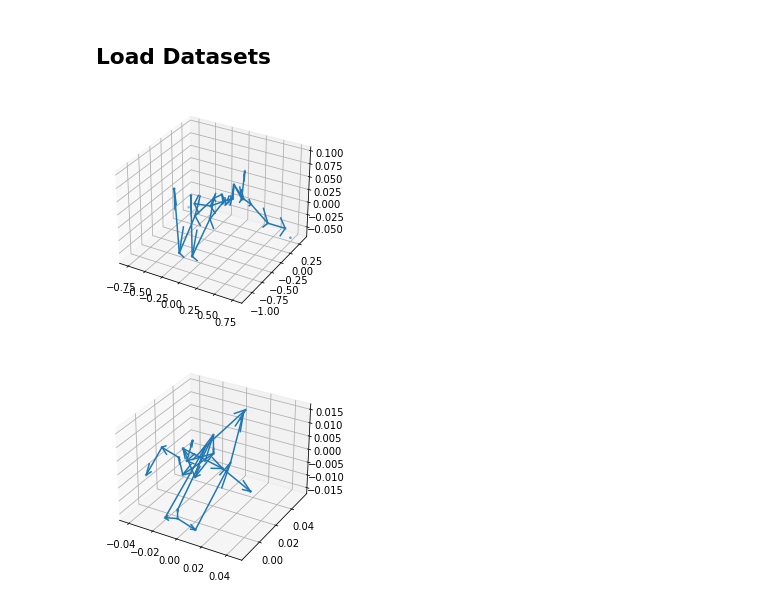
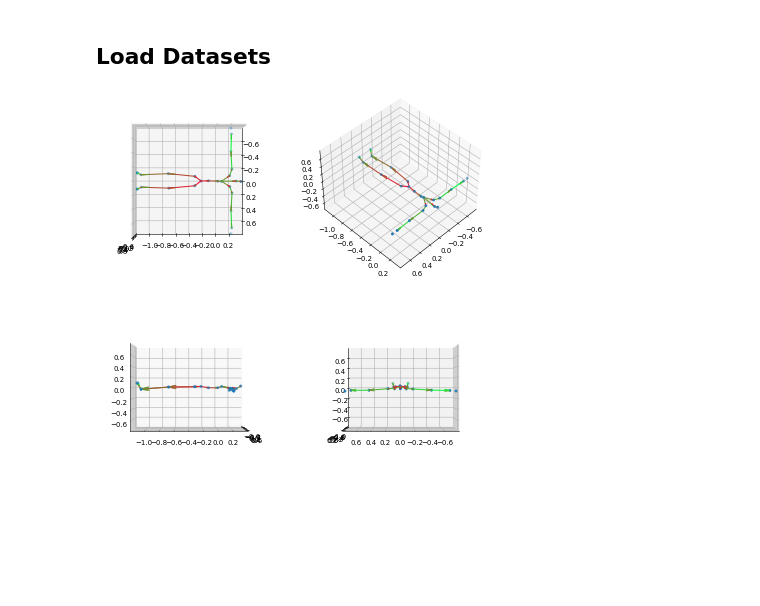
Before and after one commit to How-s-it-going/Partial2FullBodyMotion, a Jupyter notebook: examples/dataset_visualization.ipynb, the cells around one changed output. Saved outputs shown, nothing was run; the diff lists cells and outputs as text; code cells hidden in the pictures; blank space fills up the shorter version.

Commit message:
update: Visualized dataset to be clearer update: Dataset pipeline to be more memory efficient

```diff
--- a/examples/dataset_visualization.ipynb
+++ b/examples/dataset_visualization.ipynb
@@ -13,6 +13,36 @@ import matplotlib.pyplot as plt
 # Load Configs
 config = json.load(open("config.json"))
 ds_config = config['dataset']
+# %%
+# Visualization helper
+
+def get_gradation(i):
+	f = np.array([1, 0, 0.2])
+	t = np.array([0, 1, 0.2])
+	return np.expand_dims(i, -1) * (t - f) + f
+
+def vis(joints, kintree):
+	c = np.zeros((22,))
+	for i in range(1, 22):
+		c[i] = c[model['kintree_table'][0, i]] + 1
+	c = get_gradation(c/np.max(c))
+
+	max_range = (np.max(joints.T, -1)-np.min(joints.T, -1)).max()/2
+	mid_x, mid_y, mid_z = (np.max(joints.T, -1)+np.min(joints.T, -1))/2
+
+	fig, axs = plt.subplots(2, 2, figsize=(10, 10), dpi=50, subplot_kw={'projection': "3d"})
+	for i in axs:
+		for j in i:
+			j.set_xlim(mid_x - max_range, mid_x + max_range)
+			j.set_ylim(mid_y - max_range, mid_y + max_range)
+			j.set_zlim(mid_z - max_range, mid_z + max_range)
+			j.scatter3D(*joints.T, s=10)
+			j.quiver3D(*joints[kintree[0, 1:22]].T, *(joints[1:22]-joints[kintree[0, 1:22]]).T, color=c)
+	axs[0,0].view_init(elev=90, azim=0)
+	axs[0,1].view_init(elev=45, azim=45)
+	axs[1,0].view_init(elev=0, azim=0)
+	axs[1,1].view_init(elev=0, azim=90)
+	plt.show()
 # %% [markdown]
 ## Load Datasets
 # %%
@@ -34,20 +65,11 @@ ds = amass.get_fullbody()
-# %%
-# Visualize default T pose
-ax = plt.figure(figsize=plt.figaspect(1)).add_subplot(projection="3d")
-ax.quiver3D(*model['J'][model['kintree_table'][0,1:22]].T, *(model['J'][1:22]-model['J'][model['kintree_table'][0,1:22]]).T)
-ax.scatter3D(*model['J'].T, s=3)
-plt.show()
-# %% [output]
-[figure, removed]
-# %%
-model = np.load(ds_config['model_filepath'])
-
-a, b = ds.as_numpy_iterator().next()
-b = dataset.apply_trans(b, model['kintree_table']).numpy()[:, :3, 3]
-
-ax = plt.figure(figsize=plt.figaspect(1)).add_subplot(projection="3d")
-ax.quiver3D(*b[model['kintree_table'][0,1:22]].T, *(b[1:]-b[model['kintree_table'][0,1:22]]).T)
-ax.scatter3D(*b.T, s=3)
-plt.show()
-# %% [output]
-[figure, removed]
+# %%
+model = np.load(ds_config['model_filepath'])
+
+c = np.zeros((22,))
+for i in range(1, 22):
+	c[i] = c[model['kintree_table'][0, i]] + 1
+c = get_gradation(c/np.max(c))
+
+vis(model['J'], model['kintree_table'])
+# %% [output]
+[figure, added]
```
Also changed, not shown: parts of 3 cells of this notebook, 2 other files.
